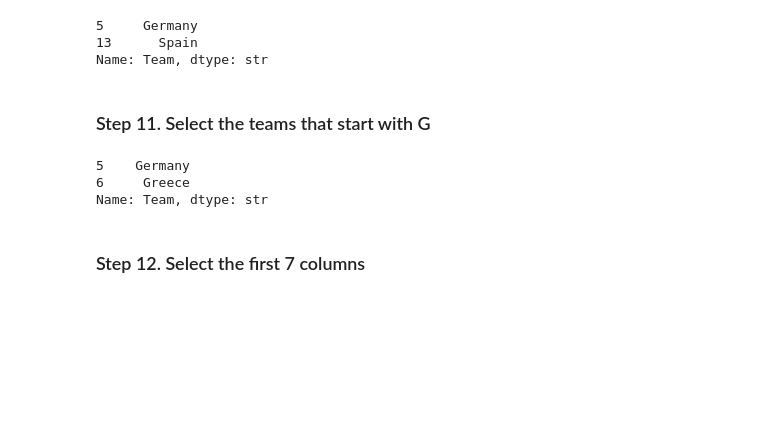
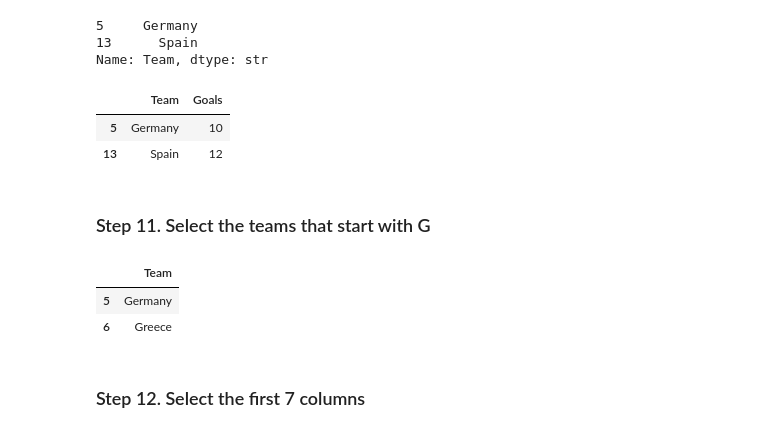
Before and after one commit to naiamerino/2026-02-BILBAO-FT-Data-Science, a Jupyter notebook: 2-Data_Analysis/2-Pandas/Practica/3-Euro12/Euro12_NMG.ipynb, the cells around one changed output. Saved outputs shown, nothing was run; the diff lists cells and outputs as text; code cells hidden in the pictures; blank space fills up the shorter version.

```diff
--- a/2-Data_Analysis/2-Pandas/Practica/3-Euro12/Euro12_NMG.ipynb
+++ b/2-Data_Analysis/2-Pandas/Practica/3-Euro12/Euro12_NMG.ipynb
@@ -150,15 +178,24 @@ euro12 ["Team"] [euro12["Goals"] > 6]
 5     Germany
 13      Spain
 Name: Team, dtype: str
+# %%
+# Lo muestra más bonito así:
+euro12 [euro12["Goals"] > 6][["Team", "Goals"]]
+# %% [output]
+|  | Team | Goals |
+| 5 | Germany | 10 |
+| 13 | Spain | 12 |
 # %% [markdown]
 ### Step 11. Select the teams that start with G
 # %%
 # Uso el método de string startswith
-euro12 ["Team"][euro12 ["Team"].str.startswith ("G")]
+euro12 [["Team"]][euro12 ["Team"].str.startswith ("G")]
+
+#String es iterable. Otra opción era acceder a la primera posición
 # %% [output]
-5    Germany
-6     Greece
-Name: Team, dtype: str
+|  | Team |
+| 5 | Germany |
+| 6 | Greece |
 # %% [markdown]
 ### Step 12. Select the first 7 columns
 # %%
```
Also changed, not shown: parts of 9 cells of this notebook, 6 other files.
